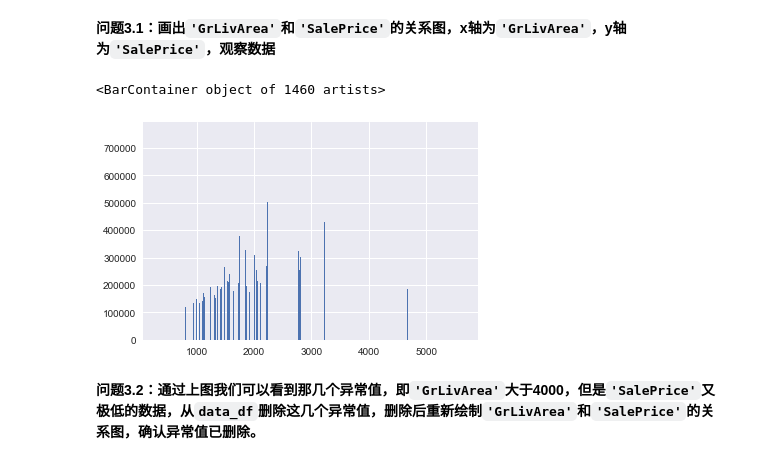
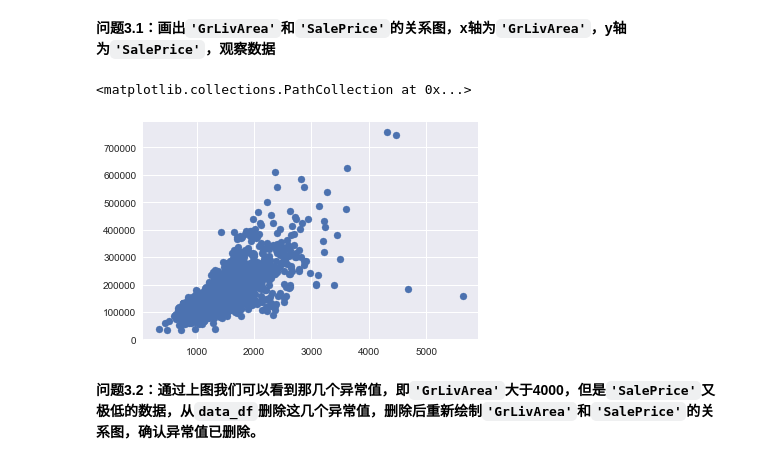
Before and after one commit to hmy1994/predicting-housing-price, a Jupyter notebook: boston_housing.ipynb, the cells around one changed output. Drawn from its saved outputs; the diff is of its cells as text; code cells hidden in the pictures.

```diff
--- a/boston_housing.ipynb
+++ b/boston_housing.ipynb
@@ -140,10 +141,10 @@ max    755000.000000
 **问题3.1：画出`'GrLivArea'`和`'SalePrice'`的关系图，x轴为`'GrLivArea'`，y轴为`'SalePrice'`，观察数据**
 # %%
 # 3.1 TODO
-plt.bar(data_df['GrLivArea'], data_df['SalePrice'])
+plt.scatter(data_df['GrLivArea'], data_df['SalePrice'])
 # %% [output]
-<BarContainer object of 1460 artists>
+<matplotlib.collections.PathCollection at 0x...>
-[figure, old version]
+[figure, new version]
 # %% [markdown]
 **问题3.2：通过上图我们可以看到那几个异常值，即`'GrLivArea'`大于4000，但是`'SalePrice'`又极低的数据，从`data_df`删除这几个异常值，删除后重新绘制`'GrLivArea'`和`'SalePrice'`的关系图，确认异常值已删除。**
 # %%
```
Also changed, not shown: parts of 16 cells of this notebook, 1 other file.
